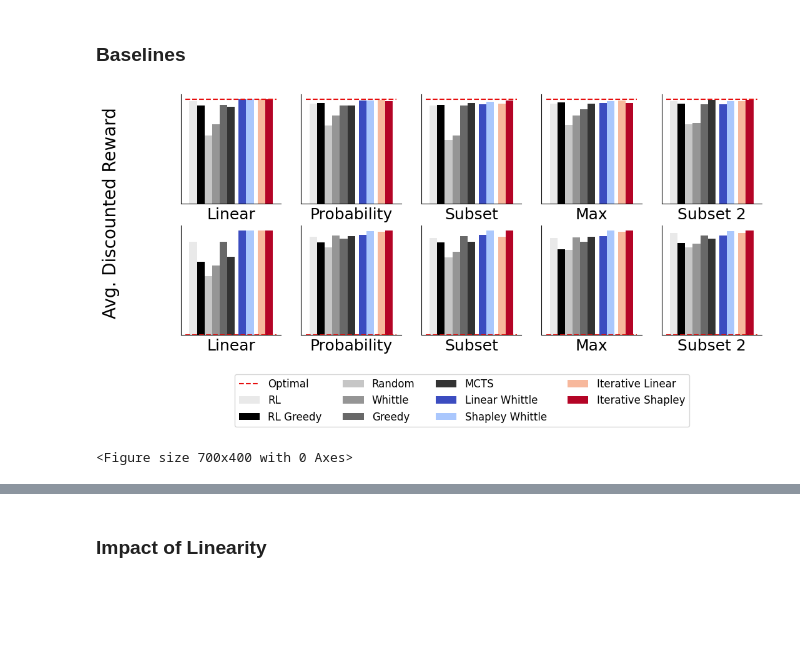
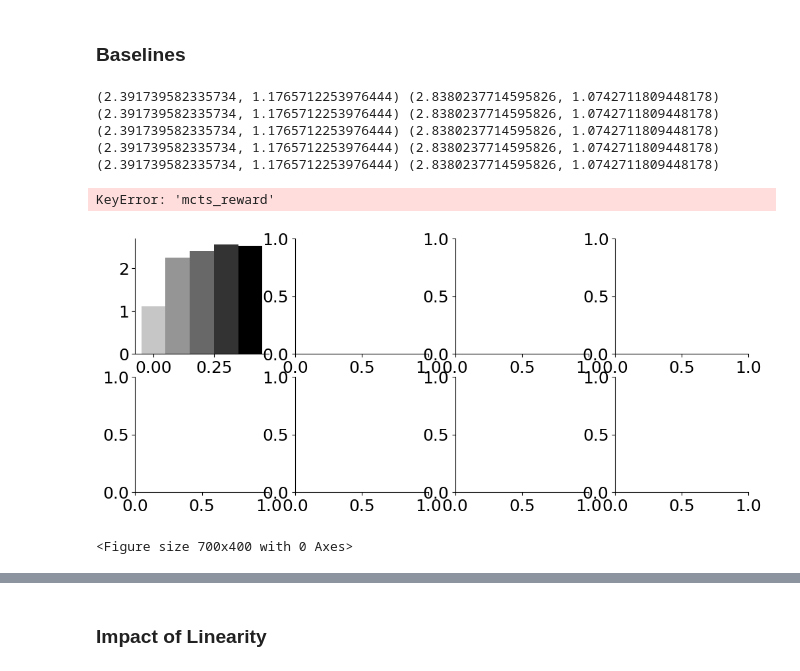
Before and after one commit to naveenr414/food-rescue-rmab, a Jupyter notebook: scripts/notebooks/Plotting.ipynb, the cells around one changed output, grey strips where cells are left out. Saved outputs shown, nothing was run; the diff lists cells and outputs as text; code cells hidden in the pictures; blank space fills up the shorter version.

Commit message:
Updated scripts + MCTS policies

```diff
--- a/scripts/notebooks/Plotting.ipynb
+++ b/scripts/notebooks/Plotting.ipynb
@@ -34,15 +34,18 @@ plt.rcParams['axes.spines.top'] = False
 plt.rcParams['savefig.bbox'] = 'tight'
 # %%
 colors_by_method = {}
-baseline_methods = ['dqn_step','random','whittle_activity','greedy','mcts','dqn']
+baseline_methods = ['random','whittle_activity','greedy','mcts','dqn_step','dqn']
 whittle_methods = ['linear_whittle','shapley_whittle_custom']
 iterative_methods = ['iterative_whittle','shapley_iterative_whittle']
-mcts = ['mcts_shapley']
+mcts = ['mcts_linear','mcts_shapley']
 non_baselines = whittle_methods + iterative_methods
+time_policies = ["shapley_iterative_whittle_100","shapley_iterative_whittle_10","shapley_iterative_whittle_1"]
 
 greys = plt.cm.Greys(np.linspace(0, 1, len(baseline_methods)+1))
 vidris = plt.cm.coolwarm(np.linspace(0, 1, len(whittle_methods) + len(iterative_methods)))
 wistia = plt.cm.Wistia(np.linspace(0, 1, len(mcts)))
+winter = plt.cm.spring(np.linspace(0, 1, len(time_policies)))
+
 
 for i,m in enumerate(baseline_methods):
     colors_by_method[m] = greys[i+1]
@@ -50,11 +53,13 @@ for i,m in enumerate(non_baselines):
     colors_by_method[m] = vidris[i]
 for i,m in enumerate(mcts):
     colors_by_method[m] = wistia[i]
+for i,m in enumerate(time_policies):
+    colors_by_method[m] = winter[i]
 colors_by_method['optimal'] = np.array([0.9,0.05,0.05,1.0])
 # %%
 shapes_by_method = {}
-all_shapes = ['P','o','v','D','s']
-for i,m in enumerate(non_baselines+mcts):
+all_shapes = ['P','o','v','D','s','x','^','<','>']
+for i,m in enumerate(non_baselines+mcts+time_policies):
     shapes_by_method[m] = all_shapes[i]
 # %% [markdown]
 ## NeurIPS 2024 Plots
@@ -63,21 +68,20 @@ for i,m in enumerate(non_baselines+mcts):
 # %% [markdown]
 ### Baselines
 # %%
-fig, axs = plt.subplots(2,5, figsize=(12, 5))
-method_names = ['dqn_step','dqn','random','whittle_activity','greedy','mcts','linear_whittle','shapley_whittle_custom','iterative_whittle','shapley_iterative_whittle','optimal']
-nice_names = ["RL","RL Greedy","Random","Whittle","Greedy","MCTS","Linear Whittle","Shapley Whittle","Iterative Linear","Iterative Shapley","Optimal"]
+fig, axs = plt.subplots(2,4, figsize=(12, 5))
+method_names = ['whittle_activity','greedy','mcts','dqn_step','dqn','linear_whittle','shapley_whittle_custom','iterative_whittle','shapley_iterative_whittle','mcts_linear','mcts_shapley','optimal']
+nice_names = ["Vanilla Whittle","Greedy","MCTS","DQN","DQN Greedy","Linear Whittle","Shapley Whittle","Linear Iterative","Shapley Iterative","Linear MCTS","Linear Shapley","Optimal"]
 width = 0.1
 plt.figure(figsize=(7,4))
 n_arms = [4,10]
 
-baseline_params = {'volunteers_per_arm': 1, 'lamb': 0.5, 'budget': 2, 'n_arms': 4, 'time_limit': 100,'prob_distro': 'uniform'}
-datasets = ['linear_reward','prob_reward','subset_reward','max_reward','subset_reward']
-reward_names = ["Linear","Probability","Subset","Max","Subset 2"]
+baseline_params = {'volunteers_per_arm': 1, 'lamb': 0.5, 'budget': 2, 'n_arms': 4, 'time_limit': 100,'prob_distro': 'uniform','n_episodes': 100}
+datasets = ['linear_reward','prob_reward','max_reward','subset_reward']
+reward_names = ["Linear","Probability","Max","Subset"]
 params = [{'reward_type': 'linear','arm_set_low': 0, 'arm_set_high': 1},
             {'reward_type': 'probability','arm_set_low': 0, 'arm_set_high': 1},
-            {'reward_type': 'set_cover', 'universe_size': 20, 'arm_set_low': 6, 'arm_set_high': 8},
             {'reward_type': 'max', 'arm_set_low': 0, 'arm_set_high': 1},
-            {'reward_type': 'set_cover', 'universe_size': 20, 'arm_set_low': 6, 'prob_distro': 'high_prob', 'arm_set_high': 8} ]
+            {'reward_type': 'set_cover', 'universe_size': 20, 'arm_set_low': 6, 'arm_set_high': 8}, ]
 
 x_locations = []
 shift = 0
@@ -98,36 +102,46 @@ for i,n in enumerate(n_arms):
             std_by_n = []
 
             dataset = "baselines/all"
 
-            if m in ['linear_whittle','shapley_whittle_custom','iterative_whittle','shapley_iterative_whittle','mcts_shapley','optimal']:
+            if m in ['linear_whittle','shapley_whittle_custom','iterative_whittle','shapley_iterative_whittle','mcts_linear','mcts_shapley','optimal']:
                 dataset = "reward_variation/{}".format(datasets[j])
 
             temp_params = deepcopy(baseline_params)
             for p in params[j]:
                 temp_params[p] = params[j][p]
 
             results = get_results_matching_parameters(dataset,"",temp_params)
-            results = aggregate_data(results)
+            results = aggregate_normalize_data(results,baseline="random")
+
             if '{}_reward'.format(m) not in results:
                 results['{}_reward'.format(m)] = [0,0]
             score_by_n.append(results['{}_reward'.format(m)][0])
             std_by_n.append(results['{}_reward'.format(m)][1])
 
-            if m == 'optimal':
+            if m == 'optimal' and n == 4:
                 axs[i,j].hlines(score_by_n[0],-0.1,x_locations[-1],colors='green',linestyles='dashed',label='Optimal',color=colors_by_method[m])
 
             else:
                 axs[i,j].bar(x_locations[k],score_by_n,width=width,label=nice_names[k],color=colors_by_method[m])
 
         axs[i,j].set_xticks([])
         axs[i,j].set_yticks([])
         axs[i,j].set_xlabel(reward_names[j])
 
+axs[0,0].set_ylabel("4 Arms")
+axs[1,0].set_ylabel("10 Arms")
+
 handles, labels = axs[1,1].get_legend_handles_labels()
 fig.legend(handles, labels, loc='upper center',ncol=4,bbox_to_anchor=(0.5,0),fontsize=12)
 
-fig.supylabel("Avg. Discounted Reward",fontsize=20)
+fig.supylabel("Reward Rel. Random",fontsize=20,x=0.06)
 fig.savefig("../../results/figures/all_rewards.pdf",dpi=300, bbox_inches='tight')
 # %% [output]
+(2.391739582335734, 1.1765712253976444) (2.8380237714595826, 1.0742711809448178)
+(2.391739582335734, 1.1765712253976444) (2.8380237714595826, 1.0742711809448178)
+(2.391739582335734, 1.1765712253976444) (2.8380237714595826, 1.0742711809448178)
+(2.391739582335734, 1.1765712253976444) (2.8380237714595826, 1.0742711809448178)
+(2.391739582335734, 1.1765712253976444) (2.8380237714595826, 1.0742711809448178)
+KeyError: 'mcts_reward'
-[figure, old version]
+[figure, new version]
-<Figure size 700x400 with 0 Axes>
+<Figure size 700x400 with 0 Axes>
```
Also changed, not shown: parts of 32 cells of this notebook, 21 other files.
